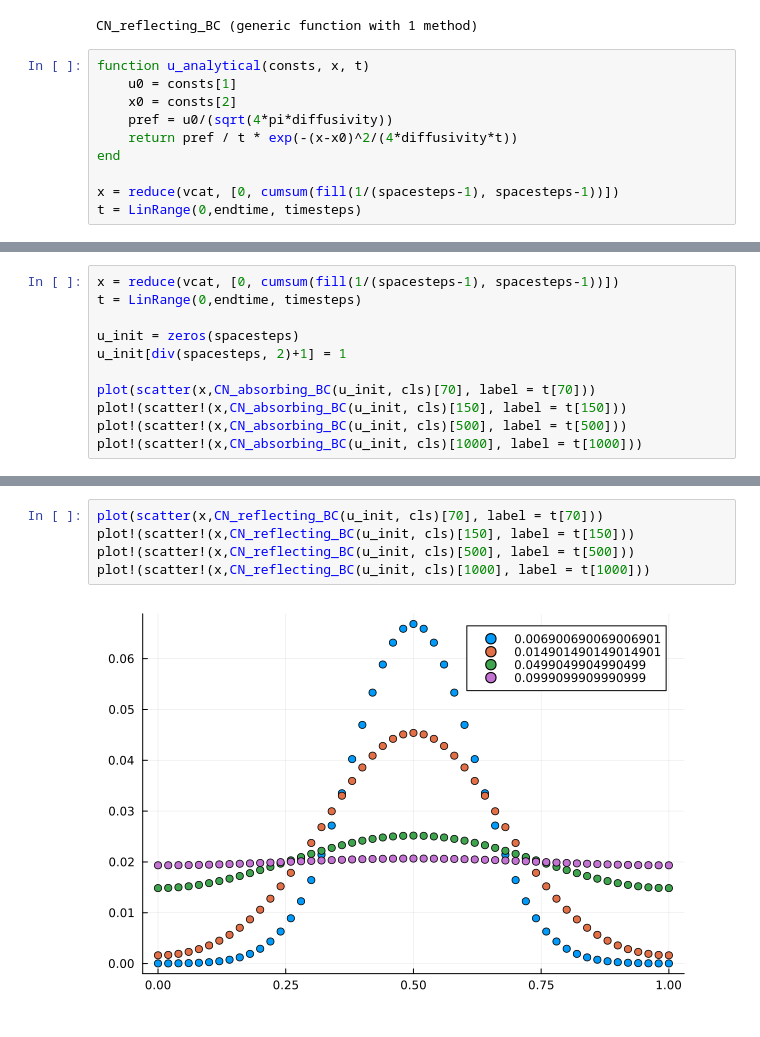
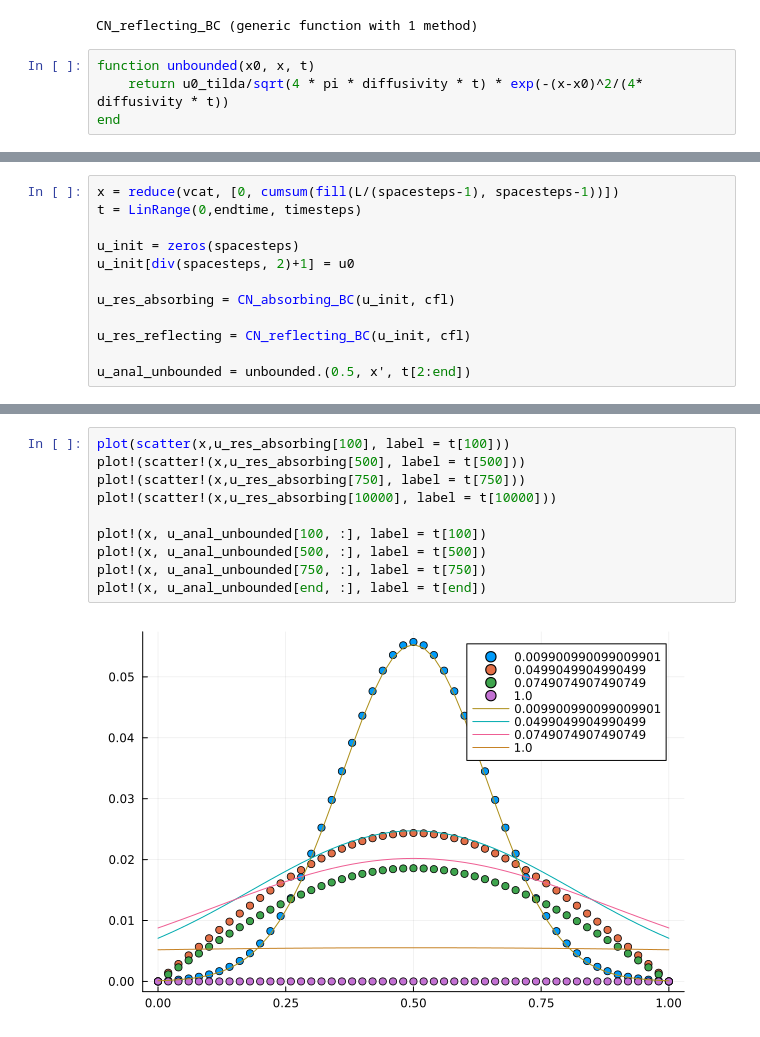
Before and after one commit to emilssp/Computational_Physics_v24, a Jupyter notebook: Diffusion_Waves_Shock/main.ipynb, the cells around one changed output, grey strips where cells are left out. Saved outputs shown, nothing was run; the diff lists cells and outputs as text.

Commit message:
added unbounded case

```diff
--- a/Diffusion_Waves_Shock/main.ipynb
+++ b/Diffusion_Waves_Shock/main.ipynb
@@ -66,13 +71,7 @@ end
 # %% [output]
 CN_reflecting_BC (generic function with 1 method)
 # %%
-function u_analytical(consts, x, t)
-    u0 = consts[1]
-    x0 = consts[2]
-    pref = u0/(sqrt(4*pi*diffusivity))
-    return pref / t * exp(-(x-x0)^2/(4*diffusivity*t))
+function unbounded(x0, x, t)
+    return u0_tilda/sqrt(4 * pi * diffusivity * t) * exp(-(x-x0)^2/(4* diffusivity * t))
 end
-
-x = reduce(vcat, [0, cumsum(fill(1/(spacesteps-1), spacesteps-1))])
-t = LinRange(0,endtime, timesteps)
 # %% [output]
@@ -81,12 +79,13 @@ t = LinRange(0,endtime, timesteps)
 # %%
-x = reduce(vcat, [0, cumsum(fill(1/(spacesteps-1), spacesteps-1))])
+x = reduce(vcat, [0, cumsum(fill(L/(spacesteps-1), spacesteps-1))])
 t = LinRange(0,endtime, timesteps)
 
 u_init = zeros(spacesteps)
-u_init[div(spacesteps, 2)+1] = 1
+u_init[div(spacesteps, 2)+1] = u0
 
-plot(scatter(x,CN_absorbing_BC(u_init, cls)[70], label = t[70]))
-plot!(scatter!(x,CN_absorbing_BC(u_init, cls)[150], label = t[150]))
-plot!(scatter!(x,CN_absorbing_BC(u_init, cls)[500], label = t[500]))
-plot!(scatter!(x,CN_absorbing_BC(u_init, cls)[1000], label = t[1000]))
+u_res_absorbing = CN_absorbing_BC(u_init, cfl)
+
+u_res_reflecting = CN_reflecting_BC(u_init, cfl)
+
+u_anal_unbounded = unbounded.(0.5, x', t[2:end])
 # %% [output]
@@ -94,7 +109,12 @@ plot!(scatter!(x,CN_absorbing_BC(u_init, cls)[1000], label = t[1000]))
-# %%
-plot(scatter(x,CN_reflecting_BC(u_init, cls)[70], label = t[70]))
-plot!(scatter!(x,CN_reflecting_BC(u_init, cls)[150], label = t[150]))
-plot!(scatter!(x,CN_reflecting_BC(u_init, cls)[500], label = t[500]))
-plot!(scatter!(x,CN_reflecting_BC(u_init, cls)[1000], label = t[1000]))
-# %% [output]
-[figure, removed]
+# %%
+plot(scatter(x,u_res_absorbing[100], label = t[100]))
+plot!(scatter!(x,u_res_absorbing[500], label = t[500]))
+plot!(scatter!(x,u_res_absorbing[750], label = t[750]))
+plot!(scatter!(x,u_res_absorbing[10000], label = t[10000]))
+
+plot!(x, u_anal_unbounded[100, :], label = t[100])
+plot!(x, u_anal_unbounded[500, :], label = t[500])
+plot!(x, u_anal_unbounded[750, :], label = t[750])
+plot!(x, u_anal_unbounded[end, :], label = t[end])
+# %% [output]
+[figure, added]
```
Also changed, not shown: parts of 5 cells of this notebook.
